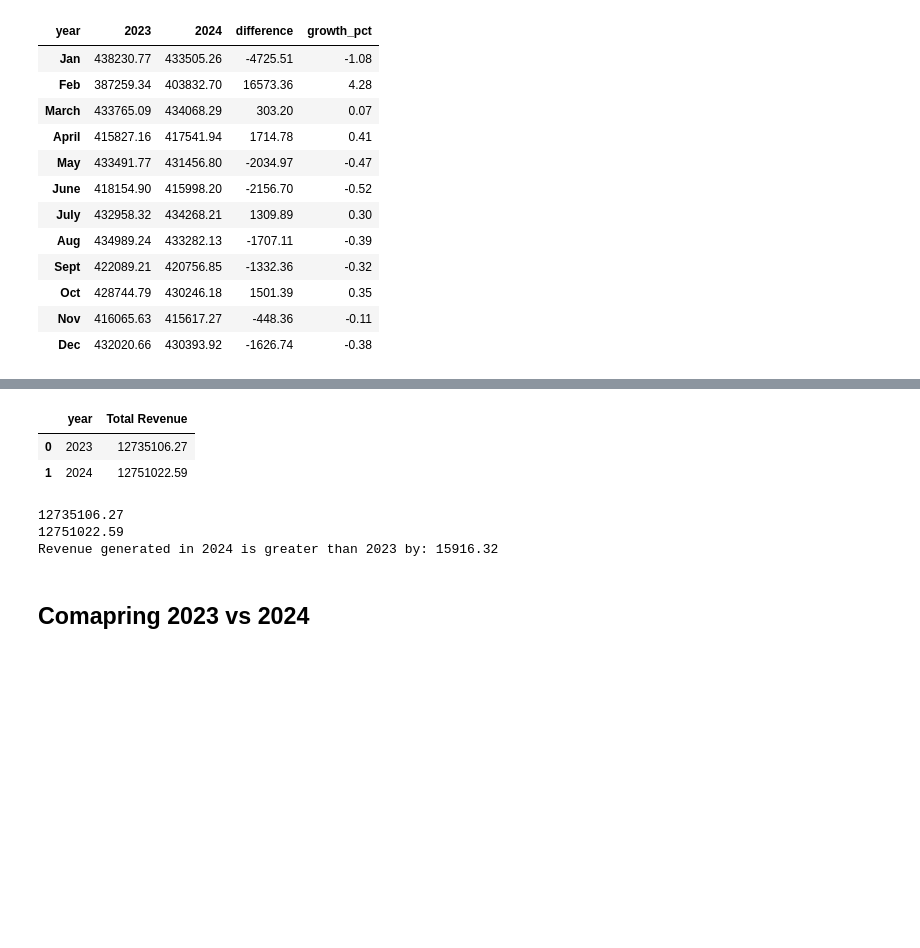
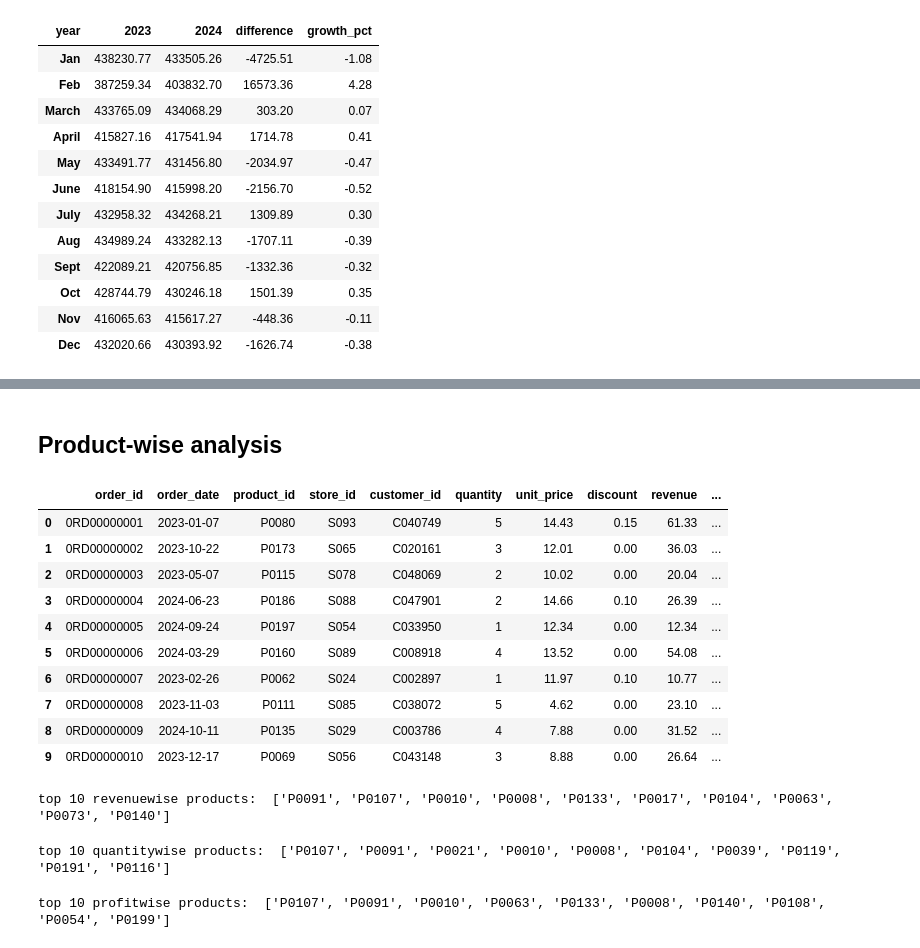
Before and after one commit to Devendra-afk/Retail_Stores_Analysis, a Jupyter notebook: python/notebooks/01_sales_eda.ipynb, the cells around one changed output, grey strips where cells are left out. Drawn from its saved outputs; the diff is of its cells as text; code cells hidden in the pictures; blank space fills up the shorter version.

```diff
--- a/python/notebooks/01_sales_eda.ipynb
+++ b/python/notebooks/01_sales_eda.ipynb
@@ -438,23 +474,42 @@ display(monthly_quantity_comparision)
-# %%
-# YEARLY REVENUE
-yearly_revenue = (
-    df_sales.groupby(df_sales['order_date'].dt.year)['revenue'].sum().reset_index()
-)
-yearly_revenue.columns = ["year", "Total Revenue"]
-display(yearly_revenue)
-
-revenue_2023 = yearly_revenue.iloc[0,1]
-revenue_2024 = yearly_revenue.iloc[1,1]
-print(revenue_2023)
-print(revenue_2024)
-yearly_revenue_difference = round(revenue_2024 - revenue_2023,2)
-print("Revenue generated in 2024 is greater than 2023 by:",yearly_revenue_difference)
-# %% [output]
-|  | year | Total Revenue |
-| 0 | 2023 | 12735106.27 |
-| 1 | 2024 | 12751022.59 |
-12735106.27
-12751022.59
-Revenue generated in 2024 is greater than 2023 by: 15916.32
 # %% [markdown]
-## Comapring 2023 vs 2024
+## Product-wise analysis
+# %%
+df_sales.head(10)
+# %% [output]
+|  | order_id | order_date | product_id | store_id | customer_id | quantity | unit_price | discount | revenue | ... |
+| 0 | 0RD00000001 | 2023-01-07 | P0080 | S093 | C040749 | 5 | 14.43 | 0.15 | 61.33 | ... |
+| 1 | 0RD00000002 | 2023-10-22 | P0173 | S065 | C020161 | 3 | 12.01 | 0.00 | 36.03 | ... |
+| 2 | 0RD00000003 | 2023-05-07 | P0115 | S078 | C048069 | 2 | 10.02 | 0.00 | 20.04 | ... |
+| 3 | 0RD00000004 | 2024-06-23 | P0186 | S088 | C047901 | 2 | 14.66 | 0.10 | 26.39 | ... |
+| 4 | 0RD00000005 | 2024-09-24 | P0197 | S054 | C033950 | 1 | 12.34 | 0.00 | 12.34 | ... |
+| 5 | 0RD00000006 | 2024-03-29 | P0160 | S089 | C008918 | 4 | 13.52 | 0.00 | 54.08 | ... |
+| 6 | 0RD00000007 | 2023-02-26 | P0062 | S024 | C002897 | 1 | 11.97 | 0.10 | 10.77 | ... |
+| 7 | 0RD00000008 | 2023-11-03 | P0111 | S085 | C038072 | 5 | 4.62 | 0.00 | 23.10 | ... |
+| 8 | 0RD00000009 | 2024-10-11 | P0135 | S029 | C003786 | 4 | 7.88 | 0.00 | 31.52 | ... |
+| 9 | 0RD00000010 | 2023-12-17 | P0069 | S056 | C043148 | 3 | 8.88 | 0.00 | 26.64 | ... |
+# %%
+# TOP 10 PRODUCTS BY REVENUE
+revenue_productwise_data = df_sales.groupby(df_sales['product_id'])['revenue'].sum().reset_index()
+revenue_productwise_data = revenue_productwise_data.sort_values('revenue',ascending=False)
+top_10_revenueProducts = revenue_productwise_data['product_id'].head(10).tolist()
+
+print("top 10 revenuewise products: ",top_10_revenueProducts)
+# %% [output]
+top 10 revenuewise products:  ['P0091', 'P0107', 'P0010', 'P0008', 'P0133', 'P0017', 'P0104', 'P0063', 'P0073', 'P0140']
+# %%
+quantity_productwise_data = df_sales.groupby(df_sales['product_id'])['quantity'].sum().reset_index()
+quantity_productwise_data = quantity_productwise_data.sort_values('quantity',ascending=False)
+
+# TOP 10 PRODUCTS BY QUANTITY SOLD
+top_10_quantityProducts = quantity_productwise_data['product_id'].head(10).tolist()
+print("top 10 quantitywise products: ",top_10_quantityProducts)
+# %% [output]
+top 10 quantitywise products:  ['P0107', 'P0091', 'P0021', 'P0010', 'P0008', 'P0104', 'P0039', 'P0119', 'P0191', 'P0116']
+# %%
+# TOP 10 PRODUCTS BY PROFIT
+profit_productwise_data = df_sales.groupby(df_sales['product_id'])['profit'].sum().reset_index()
+profit_productwise_data = profit_productwise_data.sort_values('profit',ascending=False)
+top_10_profitProducts = profit_productwise_data['product_id'].head(10).tolist()
+print("top 10 profitwise products: ",top_10_profitProducts)
+# %% [output]
+top 10 profitwise products:  ['P0107', 'P0091', 'P0010', 'P0063', 'P0133', 'P0008', 'P0140', 'P0108', 'P0054', 'P0199']
```
Also changed, not shown: parts of 43 cells of this notebook.
